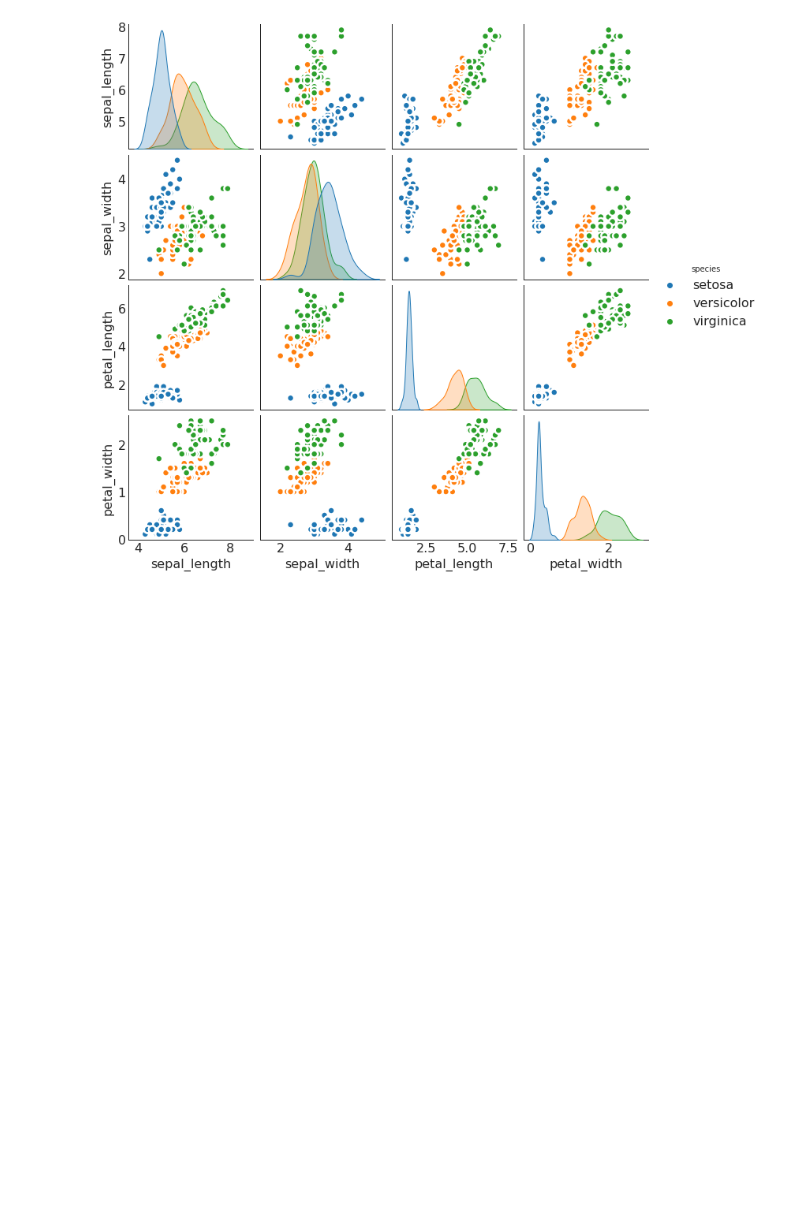
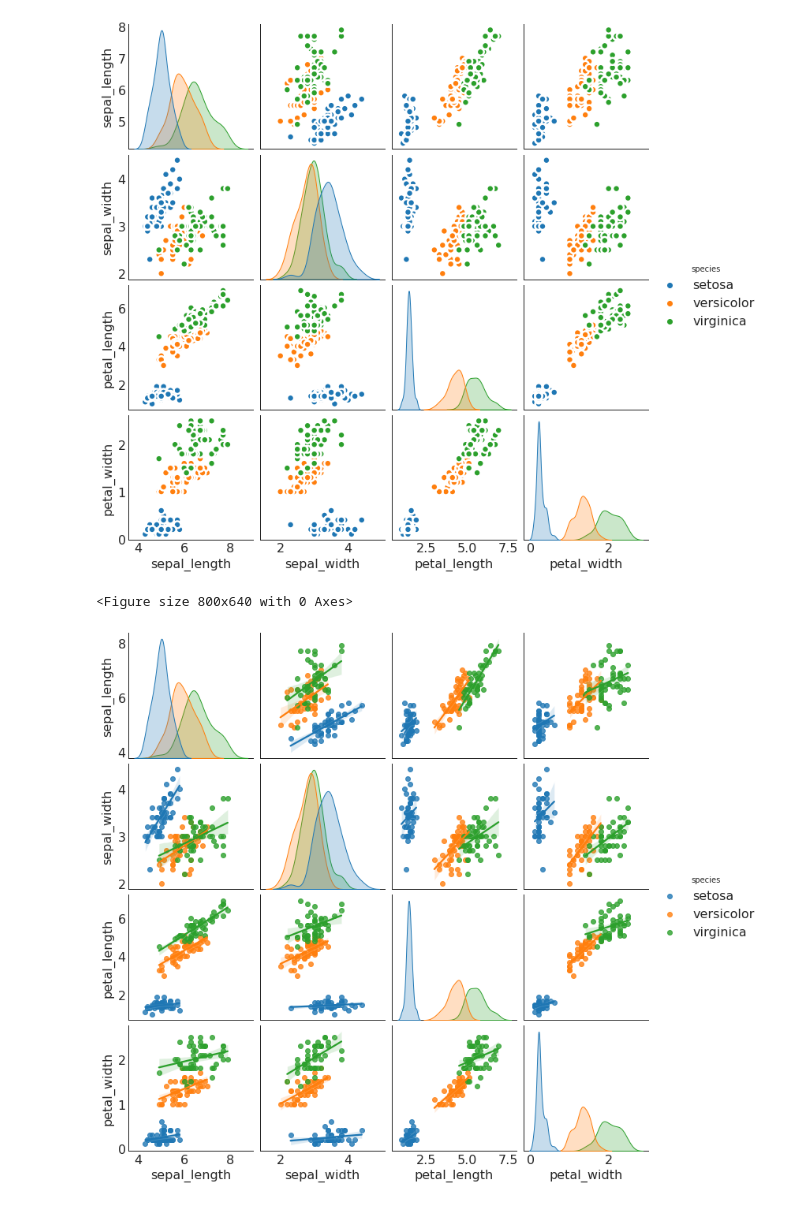
Before and after one commit to bdfd/00Matplotlib_Seaborn_Visualization_World, a Jupyter notebook: code/1.Correleation/S1_Correleation_P9_Pairwise_Plot.ipynb, the cells around one changed output. Saved outputs shown, nothing was run; the diff lists cells and outputs as text; code cells hidden in the pictures; blank space fills up the shorter version.

```diff
--- a/code/1.Correleation/S1_Correleation_P9_Pairwise_Plot.ipynb
+++ b/code/1.Correleation/S1_Correleation_P9_Pairwise_Plot.ipynb
@@ -41,3 +41,14 @@ plt.show()
 # %% [output]
 <Figure size 800x640 with 0 Axes>
 [figure]
+# %%
+# Load Dataset
+df = sns.load_dataset('iris')
+
+# Plot
+plt.figure(figsize=(10,8), dpi= 80)
+sns.pairplot(df, kind="reg", hue="species")
+plt.show()
+# %% [output]
+<Figure size 800x640 with 0 Axes>
+[figure, added]
```
